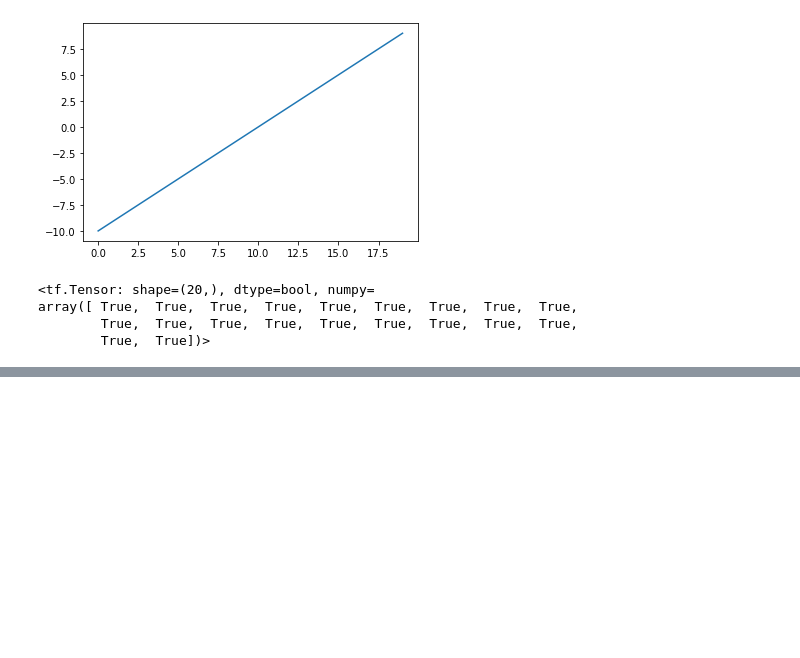
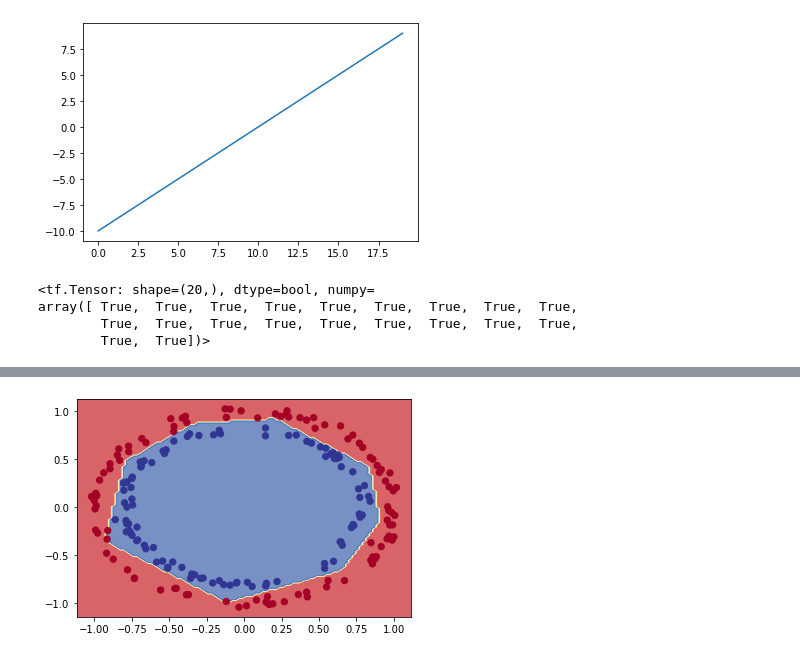
Before and after one commit to Amgonz34/learning_tensorflow, a Jupyter notebook: Classification_pt1.ipynb, the cells around one changed output, grey strips where cells are left out. Saved outputs shown, nothing was run; the diff lists cells and outputs as text; code cells hidden in the pictures; blank space fills up the shorter version.

```diff
--- a/Classification_pt1.ipynb
+++ b/Classification_pt1.ipynb
@@ -429,0 +434,2 @@ array([ True,  True,  True,  True,  True,  True,  True,  True,  True,
+# %%
+x_test, y_test = X[800:], y[800:]
@@ -429,0 +488,3 @@ array([ True,  True,  True,  True,  True,  True,  True,  True,  True,
+# %%
+plot_decision_boundary(model_6, x_test, y_test)
+# %% [output]
@@ -429,0 +493 @@ array([ True,  True,  True,  True,  True,  True,  True,  True,  True,
+[figure, added]
```
Also changed, not shown: parts of 7 cells of this notebook.
